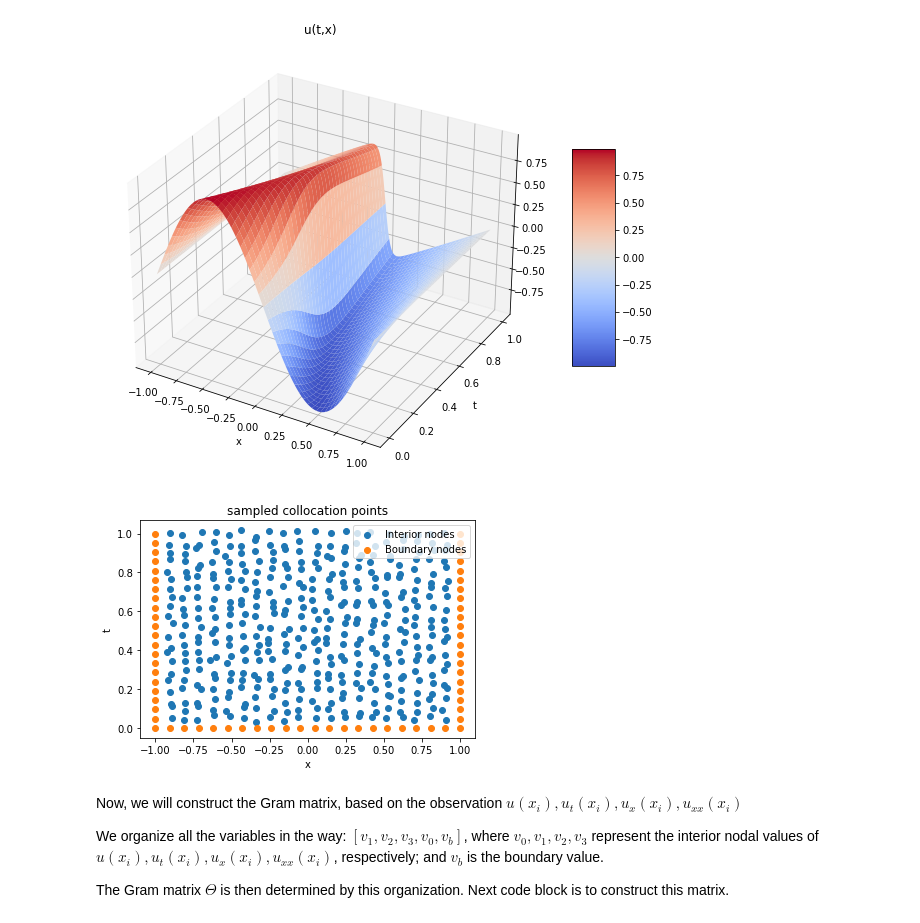
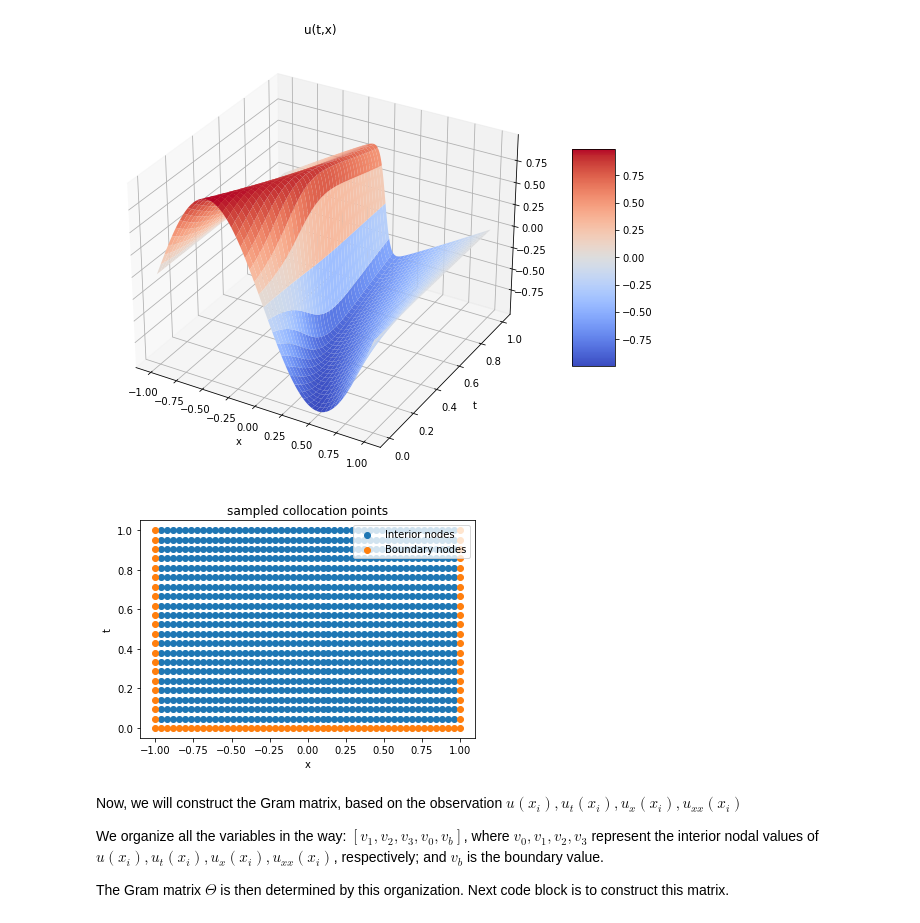
Before and after one commit to yifanc96/GaussianProcessPDEs, a Jupyter notebook: UncertaintyQuantification/python_UQ_Burgers.ipynb, the cells around one changed output. Saved outputs shown, nothing was run; the diff lists cells and outputs as text; code cells hidden in the pictures.

```diff
--- a/UncertaintyQuantification/python_UQ_Burgers.ipynb
+++ b/UncertaintyQuantification/python_UQ_Burgers.ipynb
@@ -101,13 +101,13 @@ plot_u(40,400)
 # %%
 # sampled collocation points
 
-def sample_points_grid(N_pts, int_perturb = 0.4, bd_rdm = False):
-    xx= onp.linspace(0, 1, N_pts+2)
+def sample_points_grid(N_t, N_pts, int_perturb = 0.0, bd_rdm = False):
+    xx= onp.linspace(0, 1, N_t+2)
     yy = onp.linspace(-1, 1, N_pts+2)
     XX, YY = onp.meshgrid(xx, yy)
 
-    XX_int = XX[1:N_pts+1, 1:N_pts+2]
-    YY_int = YY[1:N_pts+1, 1:N_pts+2]
+    XX_int = XX[1:N_pts+1, 1:N_t+2]
+    YY_int = YY[1:N_pts+1, 1:N_t+2]
 
     # vectorized (x,y) coordinates
     XXv_int = onp.array(XX_int.flatten())
@@ -116,47 +116,48 @@ def sample_points_grid(N_pts, int_perturb = 0.4, bd_rdm = False):
     XXv_int = onp.expand_dims(XXv_int, axis=1)
     YYv_int = onp.expand_dims(YYv_int, axis=1)
 
-    XXv_bd = onp.concatenate((XX[0,1:N_pts+2], XX[N_pts+1,1:N_pts+2], XX[0:N_pts+2,0]), axis = 0)
-    YYv_bd = onp.concatenate((YY[0,1:N_pts+2], YY[N_pts+1,1:N_pts+2], YY[0:N_pts+2,0]), axis = 0)
+    XXv_bd = onp.concatenate((XX[0,1:N_t+2], XX[N_pts+1,1:N_t+2], XX[0:N_pts+2,0]), axis = 0)
+    YYv_bd = onp.concatenate((YY[0,1:N_t+2], YY[N_pts+1,1:N_t+2], YY[0:N_pts+2,0]), axis = 0)
 
     XXv_bd = onp.expand_dims(XXv_bd, axis=1)
     YYv_bd = onp.expand_dims(YYv_bd, axis=1)
     X_domain = onp.concatenate((XXv_int, YYv_int), axis=1)+int_perturb*random.uniform(-1/N_pts, 1/N_pts, (XXv_int.shape[0],2))
     X_boundary = onp.concatenate((XXv_bd, YYv_bd), axis=1)
 
     if bd_rdm:
-        N_boundary = 3*(N_pts+1)
+        N_boundary = (N_pts+2) + 2*(N_t)
         X_boundary = onp.zeros((N_boundary, 2))
 
         # generate random boundary points on the faces of the domain
 
         # bottom face
-        X_boundary[:int(N_boundary/3), 1] = random.uniform(-1.0, 1.0, int(N_boundary/3))
+        X_boundary[:N_pts+2, 1] = random.uniform(-1.0, 1.0, N_pts+2)
         # right face
-        X_boundary[int(N_boundary/3):2*int(N_boundary/3), 0] = random.uniform(0.0, 1.0, int(N_boundary/3))
-        X_boundary[int(N_boundary/3):2*int(N_boundary/3), 1] = 1
+        X_boundary[N_pts+2:N_pts+N_t+2, 0] = random.uniform(0.0, 1.0, N_t)
+        X_boundary[N_pts+2:N_pts+N_t+2, 1] = 1
         # left face
-        X_boundary[2*int(N_boundary/3):, 0] = random.uniform(0.0, 1.0, int(N_boundary/3))
-        X_boundary[2*int(N_boundary/3):, 1] = -1
+        X_boundary[N_pts+N_t+2:, 0] = random.uniform(0.0, 1.0, int(N_boundary/3))
+        X_boundary[N_pts+N_t+2:, 1] = -1
 
     return X_domain, X_boundary
 
 
-N_pts = 20
-N_domain_tot = N_pts**2+N_pts
-N_boundary_tot = 3*(N_pts+1)+1
-X_domain_tot, X_boundary_tot = sample_points_grid(N_pts, bd_rdm = False)
+N_pts = 50
+N_t = 20
+X_domain_tot, X_boundary_tot = sample_points_grid(N_t, N_pts, bd_rdm = False)
+N_domain_tot = onp.shape(X_domain_tot)[0]
+N_boundary_tot = onp.shape(X_boundary_tot)[0]
 
 fig, ax = plt.subplots()
 ax.scatter(X_domain_tot[range(N_domain_tot), 1], X_domain_tot[range(N_domain_tot), 0], label='Interior nodes')
 ax.scatter(X_boundary_tot[range(N_boundary_tot), 1], X_boundary_tot[range(N_boundary_tot), 0], label='Boundary nodes')
 ax.legend(loc="upper right")
 ax.set_xlabel('x')
 ax.set_ylabel('t')
 plt.title('sampled collocation points')
 plt.show()
 # %% [output]
-[figure, old version]
+[figure, new version]
 # %%
 # kernels and derivatives
 
```
Also changed, not shown: parts of 7 cells of this notebook.
